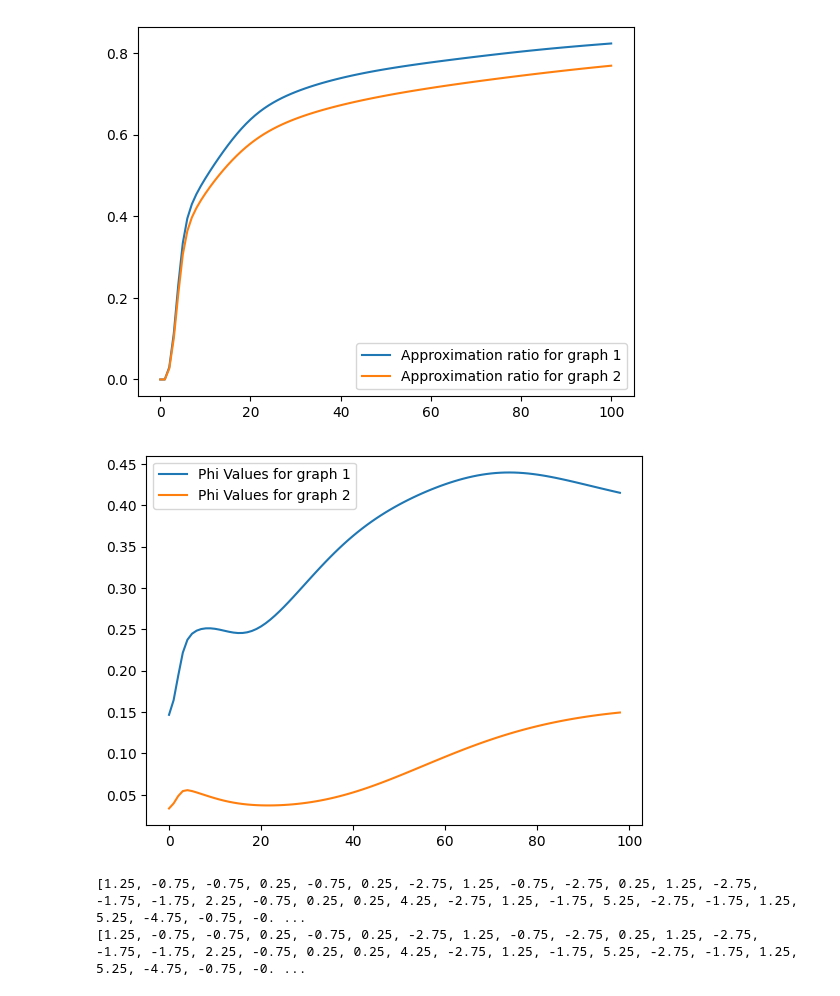
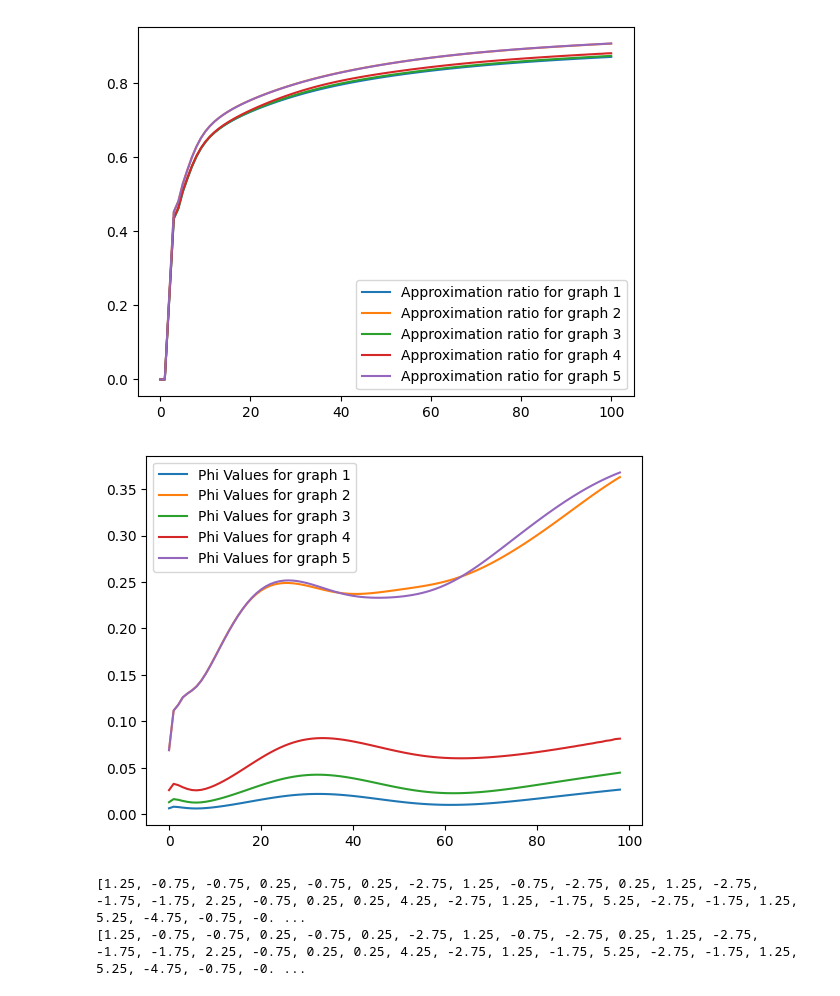
Before and after one commit to JoshuaFoate/FALQON, a Jupyter notebook: FALQONTesting.ipynb, the cells around one changed output. Drawn from its saved outputs; the diff is of its cells as text; code cells hidden in the pictures.

```diff
--- a/FALQONTesting.ipynb
+++ b/FALQONTesting.ipynb
@@ -175,8 +175,8 @@ def exeFALQON(graphs, qubits):
     return beta_values, cost_function_values, phi_values, H_p_eigenValues, graphs
 # %%
 k = 3
-qubits = 6
-num_graphs = 10
+qubits = 8
+num_graphs = 20
 #edges = [(0, 1), (1, 2), (2, 0), (2, 3), (1, 4)]
 #graphs = nx.Graph(edges)
 graphs = generate_graphs(k, qubits, num_graphs)
@@ -201,19 +215,27 @@ plt.show()
 # %%
-#approximation_ratio = cost_function/eigenValues_p[0]
 approximation_ratio1 = cost_function[0]/eigenValues_p[0][0]
 approximation_ratio2 = cost_function[1]/eigenValues_p[1][0]
+approximation_ratio3 = cost_function[2]/eigenValues_p[2][0]
+approximation_ratio4 = cost_function[3]/eigenValues_p[3][0]
+approximation_ratio5 = cost_function[4]/eigenValues_p[4][0]
 plt.plot(approximation_ratio1, label = "Approximation ratio for graph 1")
 plt.plot(approximation_ratio2, label = "Approximation ratio for graph 2")
+plt.plot(approximation_ratio3, label = "Approximation ratio for graph 3")
+plt.plot(approximation_ratio4, label = "Approximation ratio for graph 4")
+plt.plot(approximation_ratio5, label = "Approximation ratio for graph 5")
 plt.legend()
 plt.show()
 # %% [output]
-[figure, old version]
+[figure, new version]
 # %%
 plt.plot(phi_list[0], label = "Phi Values for graph 1")
 plt.plot(phi_list[1], label = "Phi Values for graph 2")
+plt.plot(phi_list[2], label = "Phi Values for graph 3")
+plt.plot(phi_list[3], label = "Phi Values for graph 4")
+plt.plot(phi_list[4], label = "Phi Values for graph 5")
 plt.legend()
 plt.show()
 # %% [output]
-[figure, old version]
+[figure, new version]
 # %%
 edges = [(0, 1), (1, 2), (2, 0), (2, 3), (1, 4)]
```
Also changed, not shown: parts of 11 cells of this notebook.
